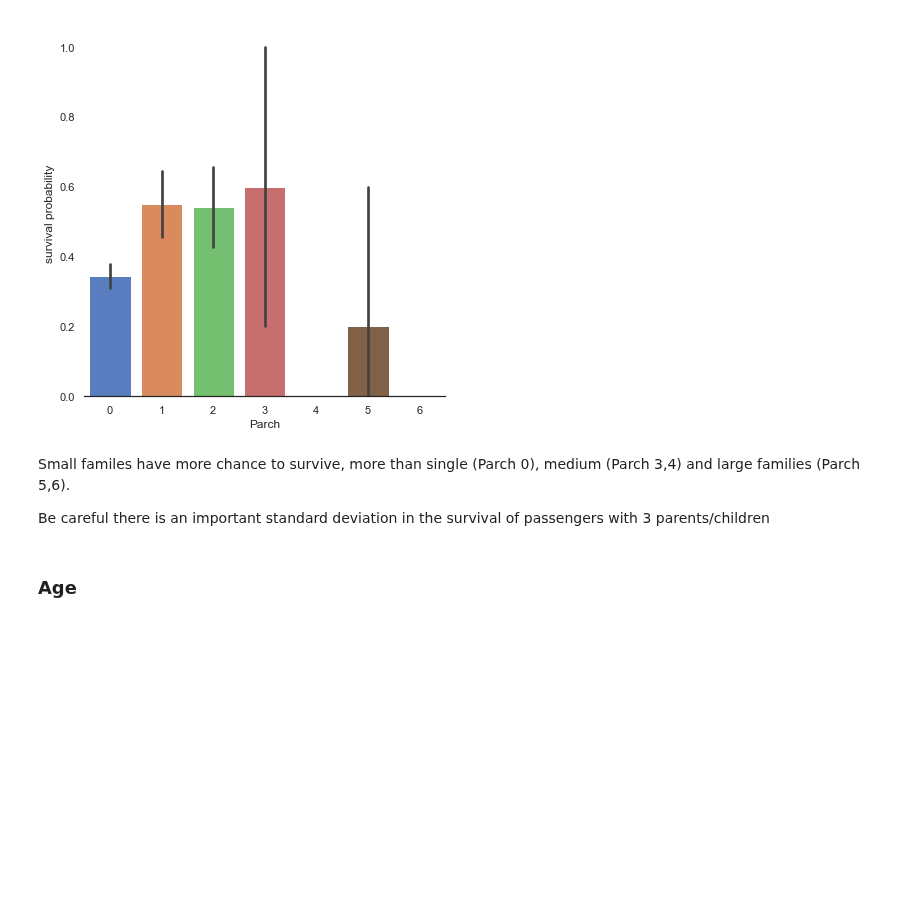
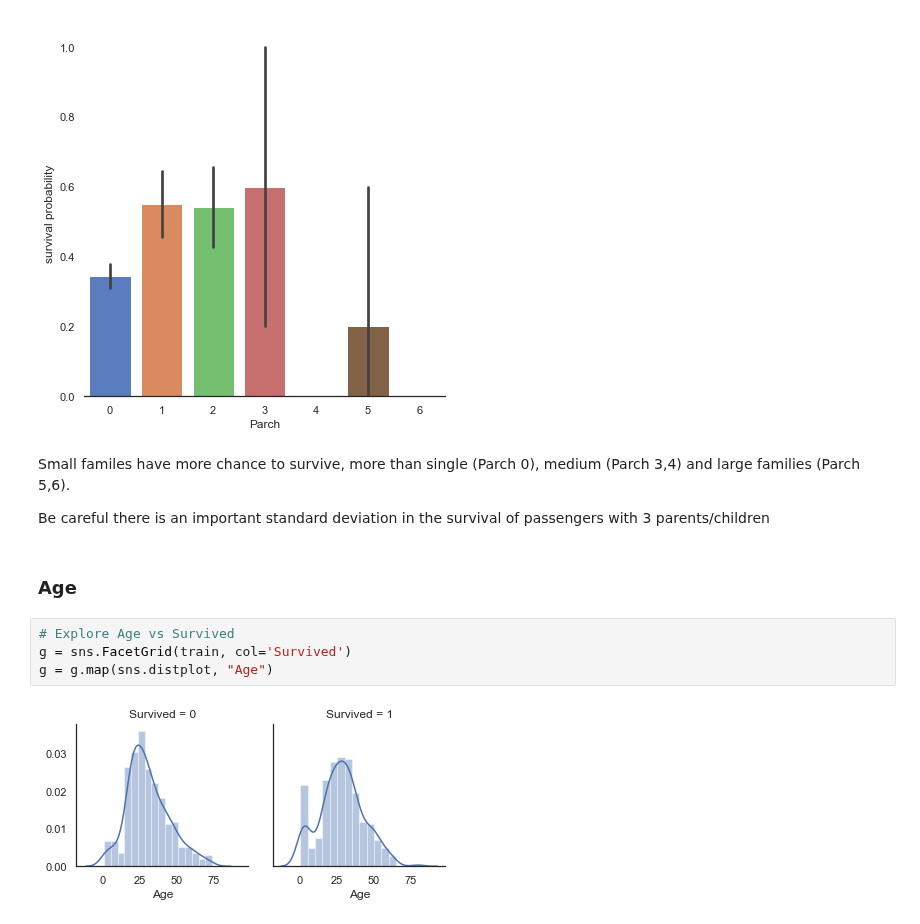
Before and after one commit to JohnHeo04/Day_by_day, a Jupyter notebook: Titanic Top 4% with ensemble modeling_3rd.ipynb, the cells around one changed output. Cells and saved outputs as stored; diff of their text form; blank space fills up the shorter version.

```diff
--- a/Titanic Top 4% with ensemble modeling_3rd.ipynb
+++ b/Titanic Top 4% with ensemble modeling_3rd.ipynb
@@ -288,3 +288,9 @@ Small familes have more chance to survive, more than single (Parch 0), medium (P
 Be careful there is an important standard deviation in the survival of passengers with 3 parents/children
 # %% [markdown]
 ### Age
+# %%
+# Explore Age vs Survived
+g = sns.FacetGrid(train, col='Survived')
+g = g.map(sns.distplot, "Age")
+# %% [output]
+[figure, added]
```
